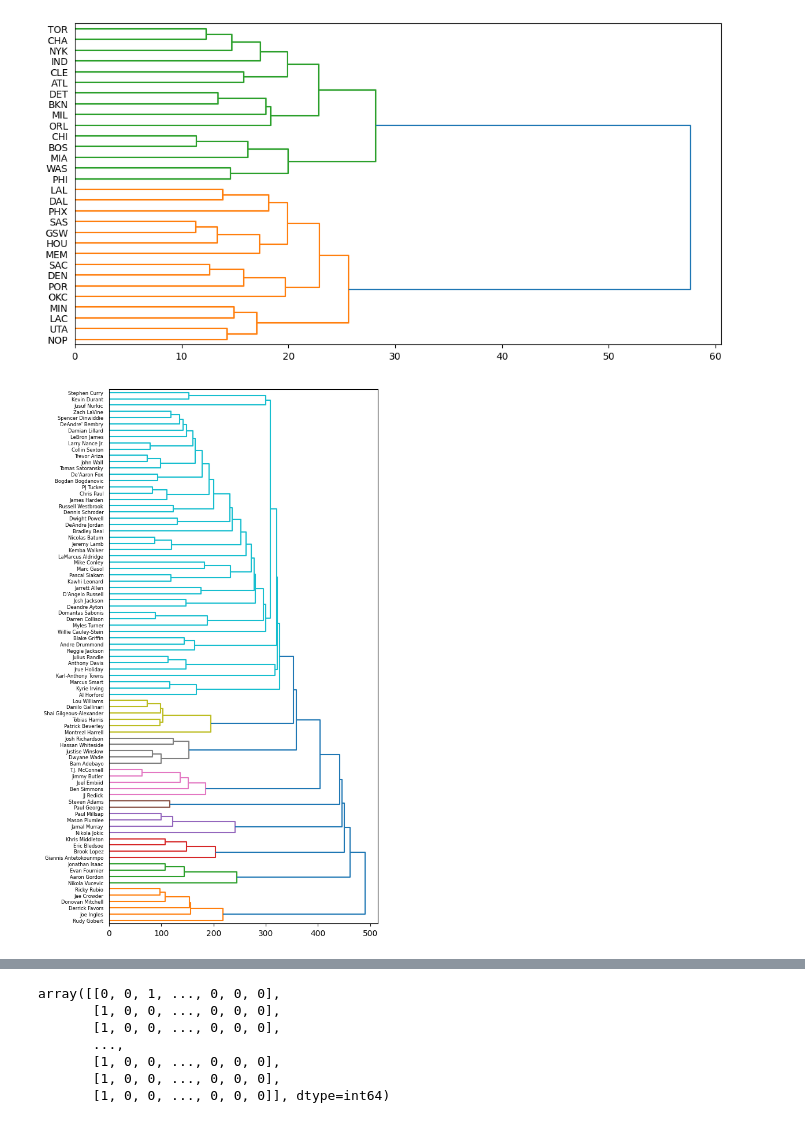
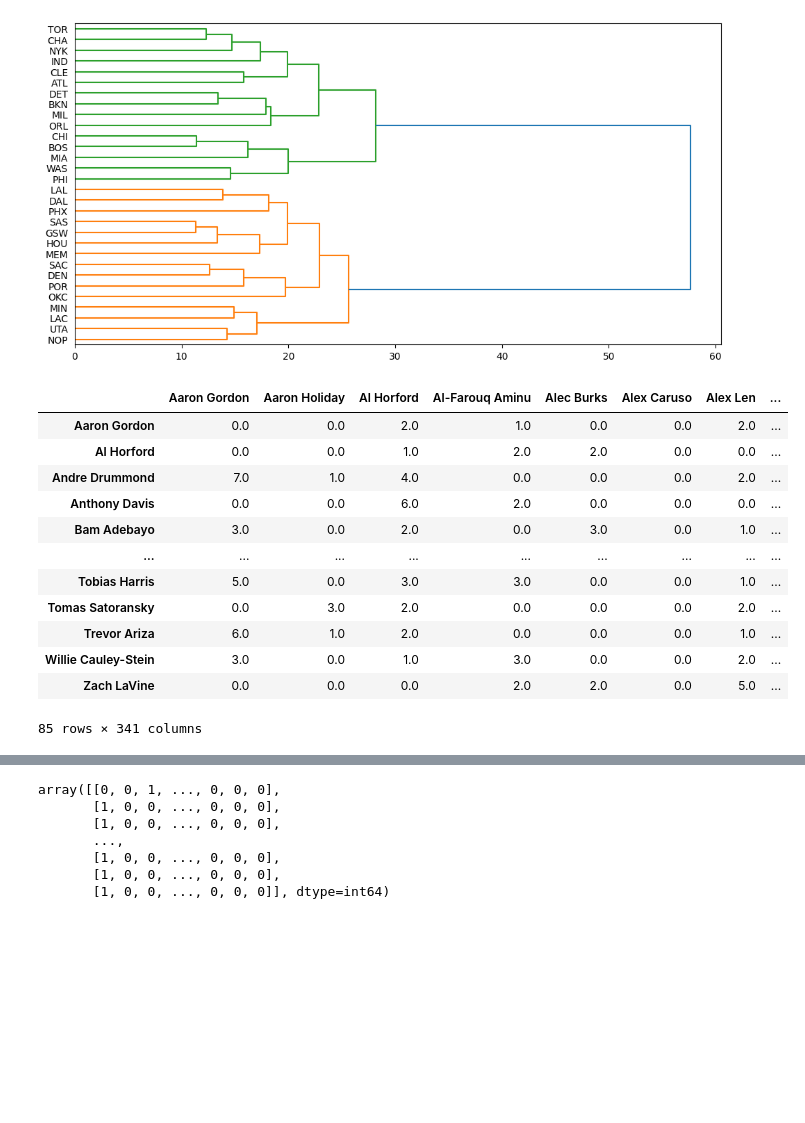
Before and after one commit to kayabo19/MAT388E, a Jupyter notebook: HW3.ipynb, the cells around one changed output, grey strips where cells are left out. Drawn from its saved outputs; the diff is of its cells as text; code cells hidden in the pictures; blank space fills up the shorter version.

```diff
--- a/HW3.ipynb
+++ b/HW3.ipynb
@@ -147,30 +147,37 @@ den = hc.dendrogram(hc.linkage(x, method='ward'), orientation='right',labels=y0)
 # %%
 nba1=NBA[["PLAYER1_NAME","PLAYER2_NAME","PLAYER3_NAME"]]
 p1=nba1["PLAYER1_NAME"]
 p2=nba1["PLAYER2_NAME"]
 p3=nba1["PLAYER3_NAME"]
 d=pd.DataFrame()
 d["Player_1"]=p1
 d["Player_2"]=p2
 d["Player_3"]=p3
 
 
 d1=pd.crosstab(d.Player_1,d.Player_3)
 d2=pd.crosstab(d.Player_2,d.Player_3)
 d3=pd.crosstab(d.Player_1,d.Player_2)
 
 matrix=d1+d2+d3
 
 matrix2=matrix[matrix.iloc[0:523].sum()>=500]
 
 matrix2=matrix2.dropna(axis=1,how='all')
 matrix2=matrix2.dropna(axis=0,how='all')
-y2=matrix2.index.tolist
-y2=y2()
-x2=matrix2.values
 
-
-plt.figure(figsize=(6,12))
-den = hc.dendrogram(hc.linkage(x2, method='ward'), orientation='right',labels=y2)
+matrix2
 # %% [output]
-[figure, removed]
+|  | Aaron Gordon | Aaron Holiday | Al Horford | Al-Farouq Aminu | Alec Burks | Alex Caruso | Alex Len | ... |
+| Aaron Gordon | 0.0 | 0.0 | 2.0 | 1.0 | 0.0 | 0.0 | 2.0 | ... |
+| Al Horford | 0.0 | 0.0 | 1.0 | 2.0 | 2.0 | 0.0 | 0.0 | ... |
+| Andre Drummond | 7.0 | 1.0 | 4.0 | 0.0 | 0.0 | 0.0 | 2.0 | ... |
+| Anthony Davis | 0.0 | 0.0 | 6.0 | 2.0 | 0.0 | 0.0 | 0.0 | ... |
+| Bam Adebayo | 3.0 | 0.0 | 2.0 | 0.0 | 3.0 | 0.0 | 1.0 | ... |
+| ... | ... | ... | ... | ... | ... | ... | ... | ... |
+| Tobias Harris | 5.0 | 0.0 | 3.0 | 3.0 | 0.0 | 0.0 | 1.0 | ... |
+| Tomas Satoransky | 0.0 | 3.0 | 2.0 | 0.0 | 0.0 | 0.0 | 2.0 | ... |
+| Trevor Ariza | 6.0 | 1.0 | 2.0 | 0.0 | 0.0 | 0.0 | 1.0 | ... |
+| Willie Cauley-Stein | 3.0 | 0.0 | 1.0 | 3.0 | 0.0 | 0.0 | 2.0 | ... |
+| Zach LaVine | 0.0 | 0.0 | 0.0 | 2.0 | 2.0 | 0.0 | 5.0 | ... |
+85 rows × 341 columns
```
Also changed, not shown: parts of 1 cell of this notebook.
